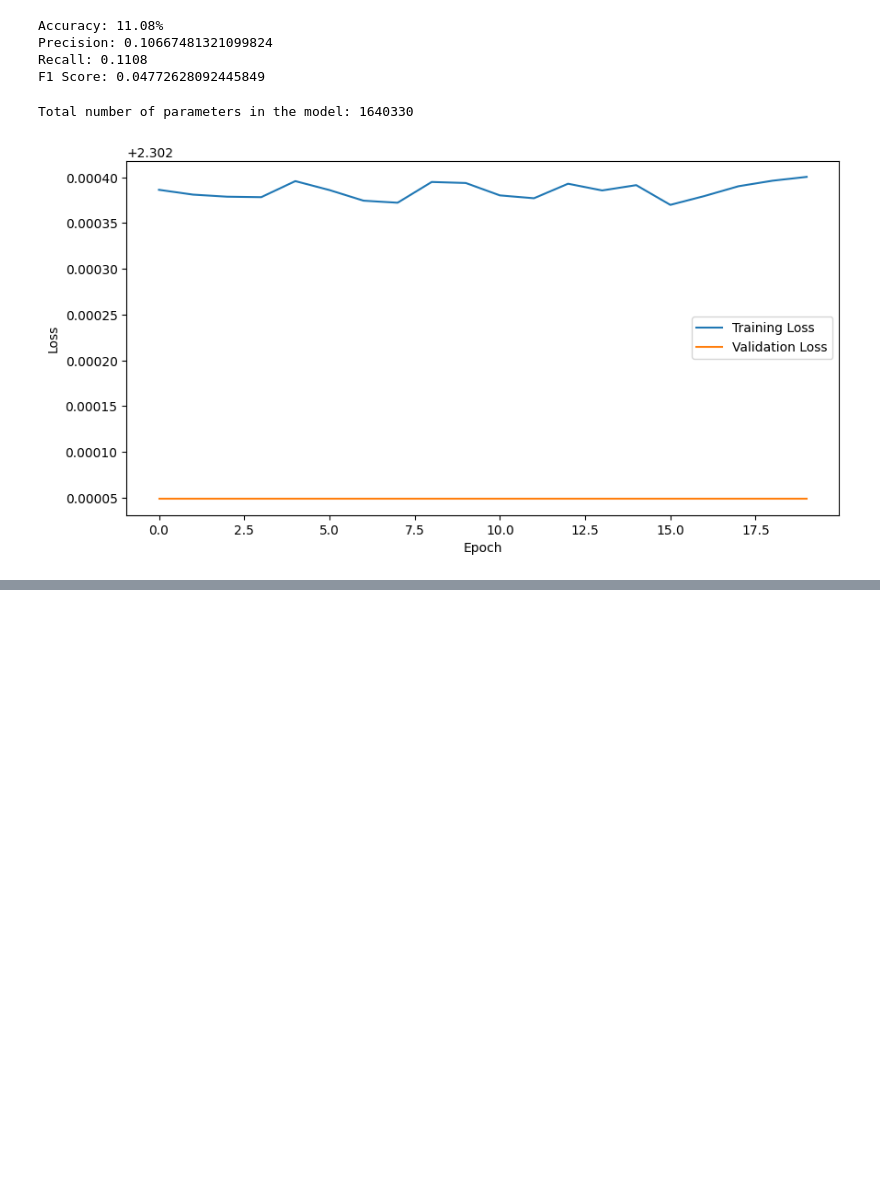
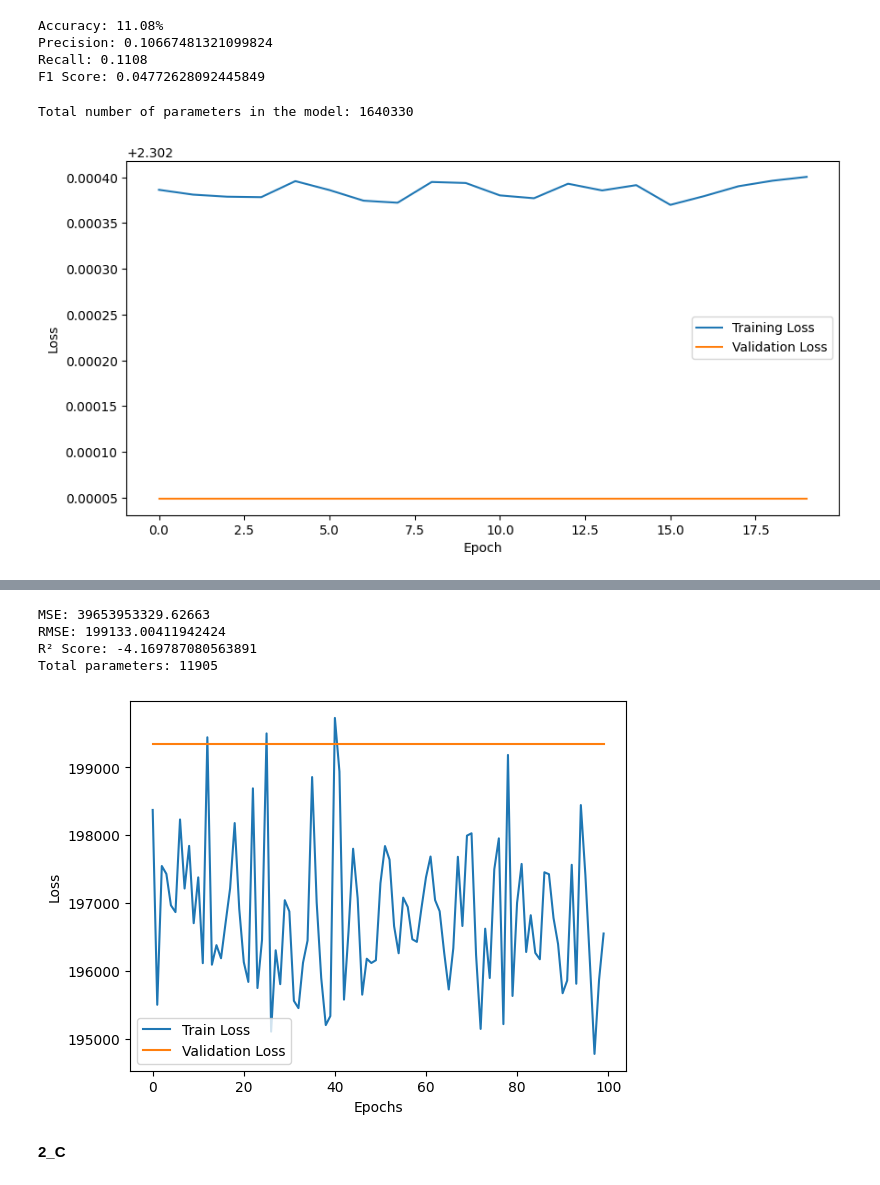
Before and after one commit to UmaNagirireddi/RTML, a Jupyter notebook: Rtml_1.ipynb, the cells around one changed output, grey strips where cells are left out. Cells and saved outputs as stored; diff of their text form; code cells hidden in the pictures; blank space fills up the shorter version.

```diff
--- a/Rtml_1.ipynb
+++ b/Rtml_1.ipynb
@@ -349,0 +504,30 @@ from sklearn.metrics import r2_score
+# %%
+class MLP(nn.Module):
+    def __init__(self, input_size):
+        super(MLP, self).__init__()
+        self.fc1 = nn.Linear(input_size, 128)
+        self.relu = nn.ReLU()
+        self.fc2 = nn.Linear(128, 64)
+        self.fc3 = nn.Linear(64, 32)
+        self.fc4 = nn.Linear(32, 1)
+
+    def forward(self, x):
+        x = self.fc4(self.relu(self.fc3(self.relu(self.fc2(self.relu(self.fc1(x)))))))
+        return x
+
+model = MLP(X_train_tensor.shape[1])
+criterion, optimizer = nn.MSELoss(), optim.Adam(model.parameters(), lr=0.001)
+# %%
+num_epochs, train_losses, val_losses = 100, [], []
+
+for epoch in range(num_epochs):
+    model.train()
+    total_loss = sum(torch.sqrt(criterion(model(X), y)).item() for X, y in train_loader)
+    avg_train_loss = total_loss / len(train_loader)
+    train_losses.append(avg_train_loss)
+
+    model.eval()
+    avg_val_loss = sum(torch.sqrt(criterion(model(X), y)).item() for X, y in val_loader) / len(val_loader)
+    val_losses.append(avg_val_loss)
+
+    print(f'Epoch {epoch + 1}/{num_epochs}, Train Loss: {avg_train_loss:.4f}, Val Loss: {avg_val_loss:.4f}')
@@ -349,0 +552,32 @@ from sklearn.metrics import r2_score
+# %%
+# Evaluation
+model.eval()
+y_pred, y_true = [], []
+
+with torch.no_grad():
+    for X_batch, y_batch in val_loader:
+        y_pred.extend(model(X_batch).view(-1).tolist())
+        y_true.extend(y_batch.view(-1).tolist())
+
+mse, rmse, r2 = mean_squared_error(y_true, y_pred), (mean_squared_error(y_true, y_pred)) ** 0.5, r2_score(y_true, y_pred)
+
+print(f'MSE: {mse}\nRMSE: {rmse}\nR² Score: {r2}')
+print(f'Total parameters: {sum(p.numel() for p in model.parameters())}')
+torch.save(model, 'model_complete.pth')
+# %% [output]
+MSE: 39653953329.62663
+RMSE: 199133.00411942424
+R² Score: -4.169787080563891
+Total parameters: 11905
+# %%
+# Plot training and validation loss
+plt.plot(train_losses, label='Train Loss') # Training loss curve
+plt.plot(val_losses, label='Validation Loss') # Validation loss curve
+plt.xlabel('Epochs')
+plt.ylabel('Loss')
+plt.legend()
+plt.show()
+# %% [output]
+[figure, added]
+# %% [markdown]
+**2_C**
```
Also changed, not shown: parts of 17 cells of this notebook.
